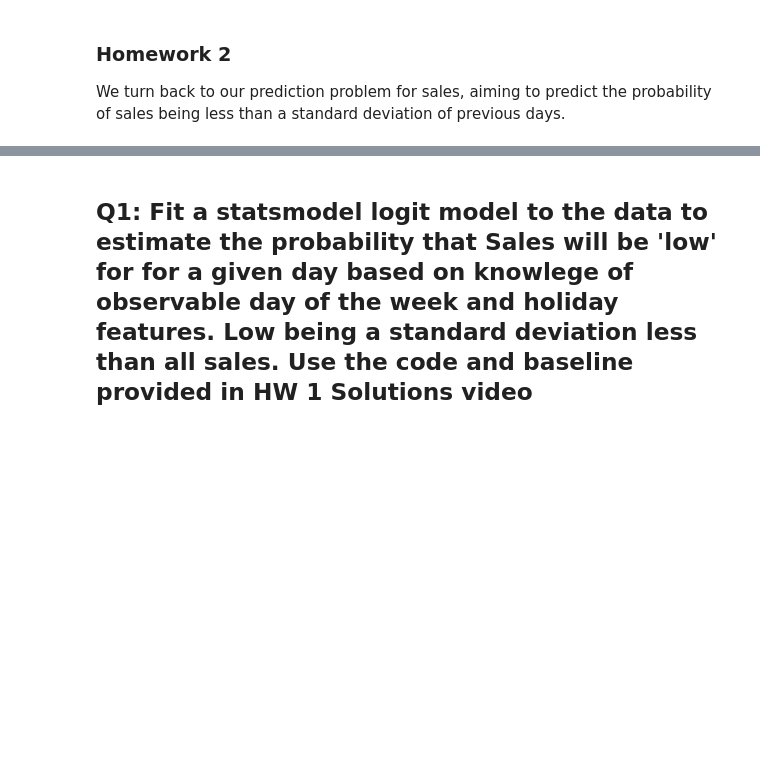
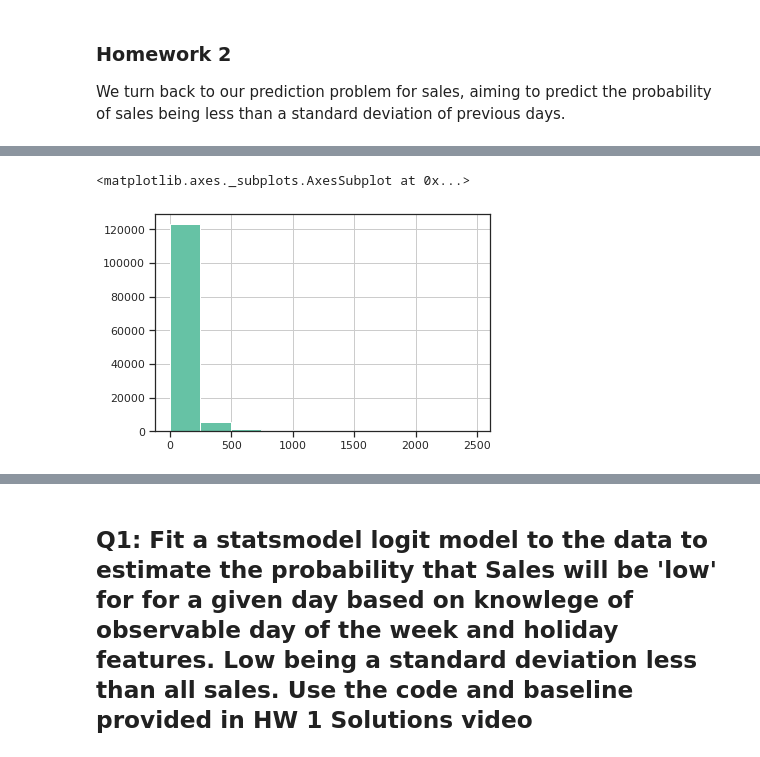
Before and after one commit to ChunTingShen/DS4B_project, a Jupyter notebook: Sales_prediction.ipynb, the cells around one changed output, grey strips where cells are left out. Saved outputs shown, nothing was run; the diff lists cells and outputs as text; code cells hidden in the pictures; blank space fills up the shorter version.

```diff
--- a/Sales_prediction.ipynb
+++ b/Sales_prediction.ipynb
@@ -71,0 +158,26 @@ df[:10]
+# %%
+# create dummies
+
+#df['date'] = pd.to_datetime(df['date'], format='%m/%d/%y')
+#print(min(df['date']), max(df['date']))
+
+
+df = pd.concat([df, ((pd.get_dummies(df['marital_status'], drop_first=True, prefix = "marital_status")))], axis = 1, join = 'inner')
+df = pd.concat([df, ((pd.get_dummies(df['category'], drop_first=True, prefix = "category")))], axis = 1, join = 'inner')
+df = pd.concat([df, ((pd.get_dummies(df['brand_type'], drop_first=True, prefix = "brand_type")))], axis = 1, join = 'inner')
+df = pd.concat([df, ((pd.get_dummies(df['age_cohort'], drop_first=True, prefix = "age_cohort")))], axis = 1, join = 'inner')
+df = pd.concat([df, ((pd.get_dummies(df['home_is_rental'], drop_first=True, prefix = "home_is_rental")))], axis = 1, join = 'inner')
+df = pd.concat([df, ((pd.get_dummies(df['n_family'], drop_first=True, prefix = "n_family")))], axis = 1, join = 'inner')
+df = pd.concat([df, ((pd.get_dummies(df['no_of_children'], drop_first=True, prefix = "no_of_children")))], axis = 1, join = 'inner')
+df = pd.concat([df, ((pd.get_dummies(df['income_range'], drop_first=True, prefix = "income_range")))], axis = 1, join = 'inner')
+
+
+df_test  = df[df['date'] >= '2013/1/10']
+df_train = df[df['date'] < '2013/1/10']
+
+
+target_col = "y_redeemed"
+predictor_cols = ["redemption_id", "age_cohort", "income_range", "brand_type", "category", "marital_status"]
+print(df.columns)
+
+df[11100:11105]
@@ -72 +224,6 @@ df[:10]
+# %%
+df_train['price'].hist()
+# %% [output]
+<matplotlib.axes._subplots.AxesSubplot at 0x...>
+[figure, added]
 # %%
```
Also changed, not shown: parts of 19 cells of this notebook.
